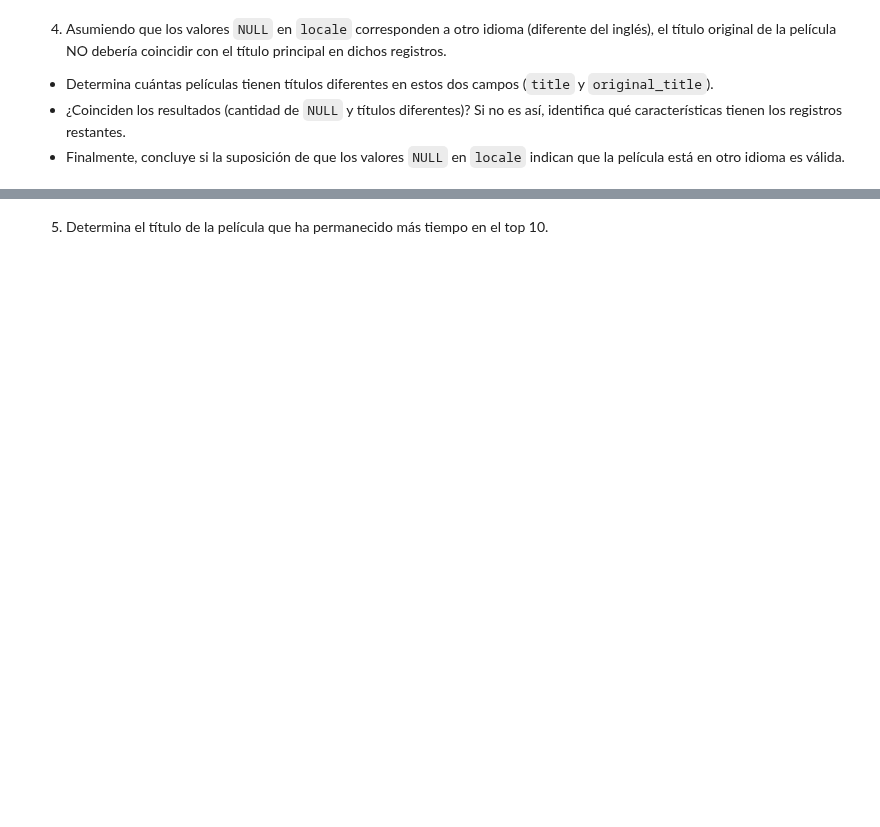
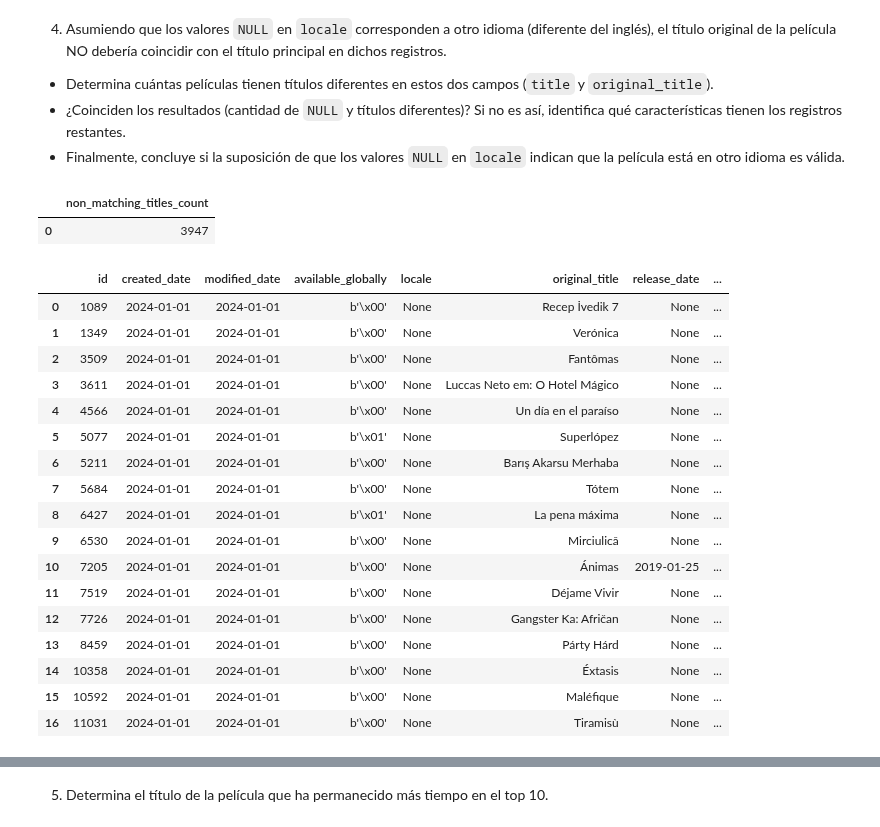
Before and after one commit to joshgc19/tc5053-datascience-A01841021-joshua-gamboa, a Jupyter notebook: Actividad3BDManipulacion.ipynb, the cells around one changed output, grey strips where cells are left out. Drawn from its saved outputs; the diff is of its cells as text; code cells hidden in the pictures; blank space fills up the shorter version.

````diff
--- a/Actividad3BDManipulacion.ipynb
+++ b/Actividad3BDManipulacion.ipynb
@@ -61,5 +61,11 @@ query = sqla.text("""
 """)
 pd.read_sql(query, conn)
 ```
+# %%
+# Creacion de funcion reutilizable para el llamado a base de datos basado en un SQL query
+
+def query_db(query_str: str):
+    query = sqla.text(query_str)
+    return pd.read_sql(query, conn)
 # %% [markdown]
 1.	Extrae toda la información de las películas que duran más de 5 horas.
@@ -73,3 +127,43 @@ pd.read_sql(query, conn)
 * Determina cuántas películas tienen títulos diferentes en estos dos campos (`title` y `original_title`).
 *  ¿Coinciden los resultados (cantidad de `NULL` y títulos diferentes)? Si no es así, identifica qué características tienen los registros restantes.
 * Finalmente, concluye si la suposición de que los valores `NULL` en `locale` indican que la película está en otro idioma es válida.
+# %%
+# Contar la cantidad de ocurrencias donde los titulos originales y el titulo no
+# coinciden
+
+query_db("""
+  SELECT
+    count(*) non_matching_titles_count
+  FROM movie
+  WHERE title <> original_title
+  AND locale is NULL
+""")
+# %% [output]
+|  | non_matching_titles_count |
+| 0 | 3947 |
+# %%
+query_db("""
+  SELECT *
+  FROM movie
+  WHERE title = original_title
+  AND locale is NULL
+""")
+# %% [output]
+|  | id | created_date | modified_date | available_globally | locale | original_title | release_date | ... |
+| 0 | 1089 | 2024-01-01 | 2024-01-01 | b'\x00' | None | Recep İvedik 7 | None | ... |
+| 1 | 1349 | 2024-01-01 | 2024-01-01 | b'\x00' | None | Verónica | None | ... |
+| 2 | 3509 | 2024-01-01 | 2024-01-01 | b'\x00' | None | Fantômas | None | ... |
+| 3 | 3611 | 2024-01-01 | 2024-01-01 | b'\x00' | None | Luccas Neto em: O Hotel Mágico | None | ... |
+| 4 | 4566 | 2024-01-01 | 2024-01-01 | b'\x00' | None | Un día en el paraíso | None | ... |
+| 5 | 5077 | 2024-01-01 | 2024-01-01 | b'\x01' | None | Superlópez | None | ... |
+| 6 | 5211 | 2024-01-01 | 2024-01-01 | b'\x00' | None | Barış Akarsu Merhaba | None | ... |
+| 7 | 5684 | 2024-01-01 | 2024-01-01 | b'\x00' | None | Tótem | None | ... |
+| 8 | 6427 | 2024-01-01 | 2024-01-01 | b'\x01' | None | La pena máxima | None | ... |
+| 9 | 6530 | 2024-01-01 | 2024-01-01 | b'\x00' | None | Mirciulică | None | ... |
+| 10 | 7205 | 2024-01-01 | 2024-01-01 | b'\x00' | None | Ánimas | 2019-01-25 | ... |
+| 11 | 7519 | 2024-01-01 | 2024-01-01 | b'\x00' | None | Déjame Vivir | None | ... |
+| 12 | 7726 | 2024-01-01 | 2024-01-01 | b'\x00' | None | Gangster Ka: Afričan | None | ... |
+| 13 | 8459 | 2024-01-01 | 2024-01-01 | b'\x00' | None | Párty Hárd | None | ... |
+| 14 | 10358 | 2024-01-01 | 2024-01-01 | b'\x00' | None | Éxtasis | None | ... |
+| 15 | 10592 | 2024-01-01 | 2024-01-01 | b'\x00' | None | Maléfique | None | ... |
+| 16 | 11031 | 2024-01-01 | 2024-01-01 | b'\x00' | None | Tiramisù | None | ... |
````
Also changed, not shown: parts of 17 cells of this notebook.
